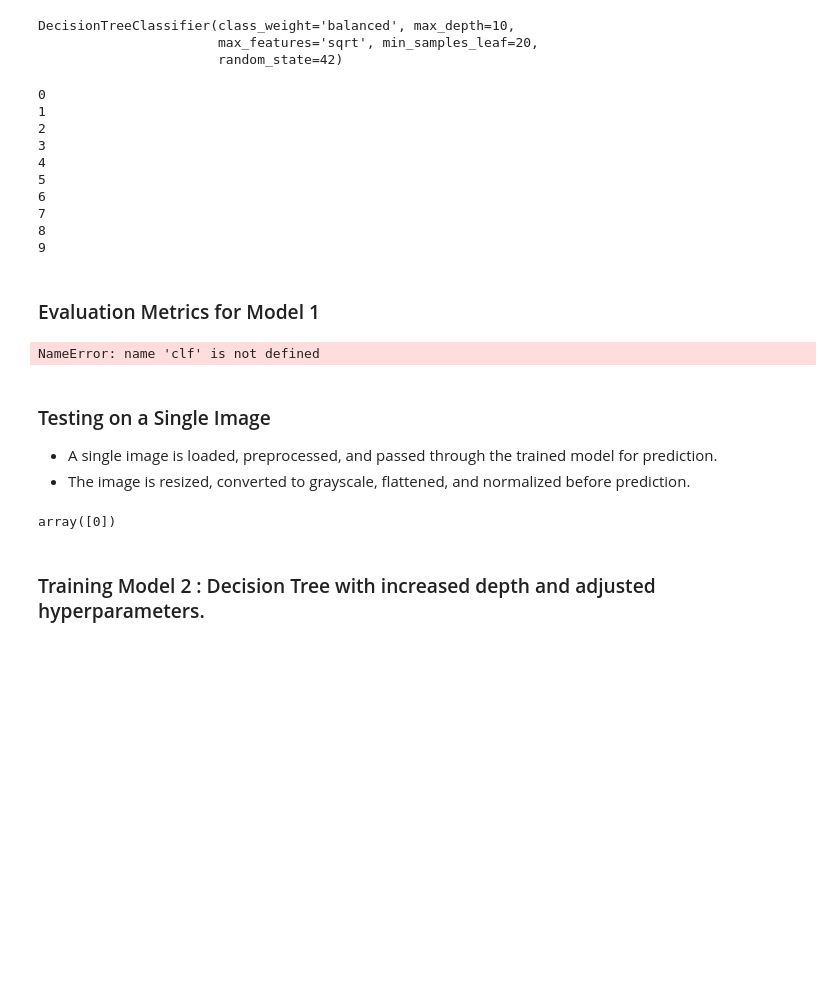
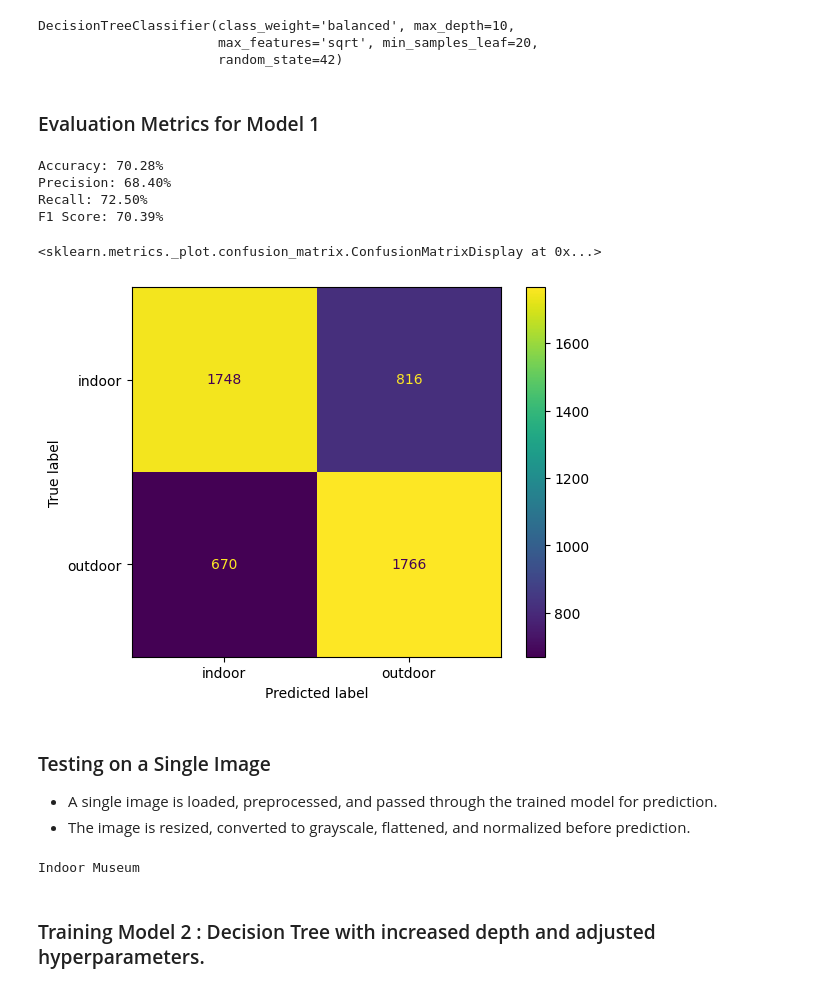
Before and after one commit to BhavyaPatel25/Museum-View-Detection, a Jupyter notebook: Decision Tree Semi-Supervised.ipynb, the cells around one changed output. Saved outputs shown, nothing was run; the diff lists cells and outputs as text; code cells hidden in the pictures; blank space fills up the shorter version.

```diff
--- a/Decision Tree Semi-Supervised.ipynb
+++ b/Decision Tree Semi-Supervised.ipynb
@@ -115,11 +123,9 @@ max_iterations = 10  # Maximum iterations for self-training
 confidence_threshold = 0.95  # Minimum confidence for pseudo-labeling
 # %%
 for i in range(max_iterations):
-
-    print(i)
     # Predict pseudo-labels for unlabeled data
-    pseudo_labels = clf.predict(X_unlabeled)
-    pseudo_probs = clf.predict_proba(X_unlabeled).max(axis=1)  # Get confidence scores
+    pseudo_labels = model_1.predict(X_unlabeled)
+    pseudo_probs = model_1.predict_proba(X_unlabeled).max(axis=1)  # Get confidence scores
 
     # Select samples with high confidence
     high_confidence_mask = pseudo_probs >= confidence_threshold
@@ -139,36 +145,32 @@ for i in range(max_iterations):
     y_unlabeled = y_unlabeled[~high_confidence_mask]
 
     # Retrain Decision Tree with the expanded dataset
-    clf.fit(X_train, y_train)
+    model_1.fit(X_train, y_train)
-# %% [output]
-0
-1
-2
-3
-4
-5
-6
-7
-8
-9
 # %% [markdown]
 ### Evaluation Metrics for Model 1
 # %%
+from sklearn.metrics import accuracy_score, recall_score, precision_score, f1_score, ConfusionMatrixDisplay
+
 # Evaluate Model 1
-y_pred = clf.predict(X_test_dump)
+y_pred = model_1.predict(X_test_dump)
 
 accuracy = accuracy_score(y_test_dump, y_pred)
 precision = precision_score(y_test_dump,y_pred)
 recall = recall_score(y_test_dump,y_pred)
 f1score = f1_score(y_test_dump,y_pred)
 
 print(f'Accuracy: {accuracy * 100:.2f}%')
 print(f'Precision: {precision * 100:.2f}%')
 print(f'Recall: {recall * 100:.2f}%')
 print(f'F1 Score: {f1score * 100:.2f}%')
 ConfusionMatrixDisplay.from_predictions(y_test_dump,y_pred,display_labels=['indoor','outdoor'])
 # %% [output]
-NameError: name 'clf' is not defined
+Accuracy: 70.28%
+Precision: 68.40%
+Recall: 72.50%
+F1 Score: 70.39%
+<sklearn.metrics._plot.confusion_matrix.ConfusionMatrixDisplay at 0x...>
+[figure, added]
 # %% [markdown]
 ### Testing on a Single Image
 - A single image is loaded, preprocessed, and passed through the trained model for prediction.
@@ -186,8 +188,11 @@ my_img = load_single_images('/content/drive/MyDrive/MuseumTrain/test_image_1.jpg
 # %%
 # Test Model 1 on a single image
-clf.predict(my_img.reshape(1,-1))
+if(model_1.predict(my_img.reshape(1,-1)) == 0):
+  print("Indoor Museum")
+else:
+  print("Outdoor Museum")
 # %% [output]
-array([0])
+Indoor Museum
 # %% [markdown]
 ### Training Model 2 : Decision Tree with increased depth and adjusted hyperparameters.
 # %%
```
Also changed, not shown: parts of 19 cells of this notebook, 3 other files.
